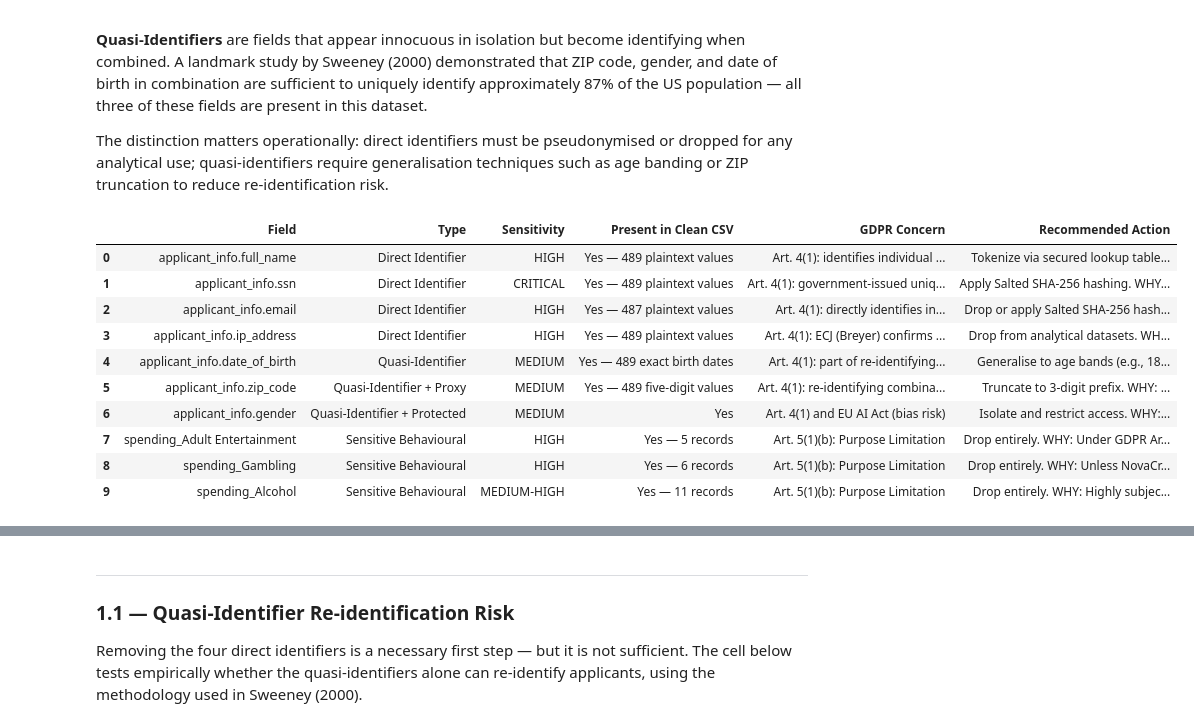
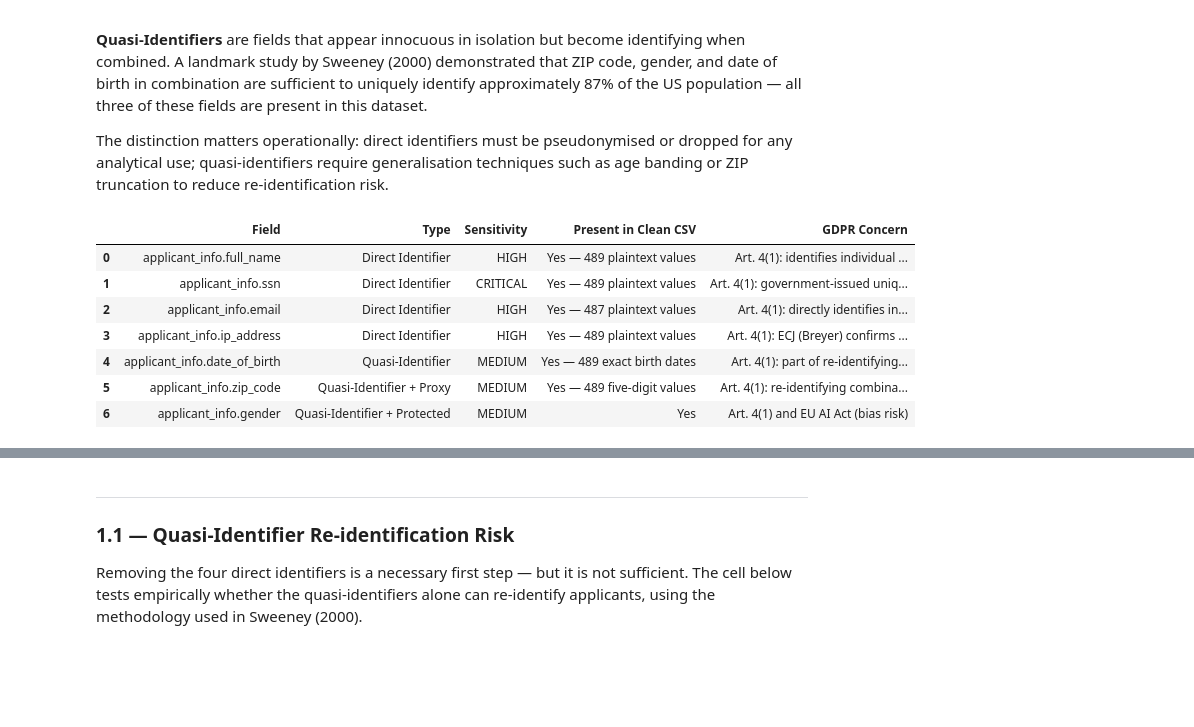
Before and after one commit to eveeichler/dego-project-team10, a Jupyter notebook: notebooks/03-privacy-governance.ipynb, the cells around one changed output, grey strips where cells are left out. Drawn from its saved outputs; the diff is of its cells as text; code cells hidden in the pictures; blank space fills up the shorter version.

Commit message:
refine audit logic, adjust formatting, and add executive summary

```diff
--- a/notebooks/03-privacy-governance.ipynb
+++ b/notebooks/03-privacy-governance.ipynb
@@ -47,108 +45,68 @@ The GDPR (Article 4(1)) defines personal data as any information relating to an
 
 The distinction matters operationally: direct identifiers must be pseudonymised or dropped for any analytical use; quasi-identifiers require generalisation techniques such as age banding or ZIP truncation to reduce re-identification risk.
 # %%
-import pandas as pd
-
 pii_catalog = pd.DataFrame([
     # ------------------ DIRECT IDENTIFIERS ------------------
     {
      "Field": "applicant_info.full_name",
      "Type": "Direct Identifier",
-     "Sensitivity": "HIGH",
      "Present in Clean CSV": "Yes — 489 plaintext values",
      "GDPR Concern": "Art. 4(1): identifies individual on its own",
-     "Recommended Action": "Tokenize via secured lookup table. WHY: Names must be masked for analysis, but the business must retain the ability to reverse the token if the user submits a GDPR Art. 15 (Access) or Art. 17 (Erasure) request."
+     "Sensitivity": "HIGH"
     },
     {
      "Field": "applicant_info.ssn",
      "Type": "Direct Identifier",
-     "Sensitivity": "CRITICAL",
      "Present in Clean CSV": "Yes — 489 plaintext values",
      "GDPR Concern": "Art. 4(1): government-issued unique ID",
-     "Recommended Action": "Apply Salted SHA-256 hashing. WHY: SSNs have a predictable format, making plain hashes vulnerable to pre-computation attacks. Salting secures the hash, and since SSNs aren't needed for operational recovery, a one-way hash is ideal."
+     "Sensitivity": "CRITICAL"
     },
     {
      "Field": "applicant_info.email",
      "Type": "Direct Identifier",
-     "Sensitivity": "HIGH",
      "Present in Clean CSV": "Yes — 487 plaintext values",
      "GDPR Concern": "Art. 4(1): directly identifies individual",
-     "Recommended Action": "Drop or apply Salted SHA-256 hashing. WHY: Email has no predictive value for credit scoring. Hashing allows data engineers to check for duplicate applications without exposing the actual email address."
+     "Sensitivity": "HIGH"
     },
     {
      "Field": "applicant_info.ip_address",
      "Type": "Direct Identifier",
-     "Sensitivity": "HIGH",
      "Present in Clean CSV": "Yes — 489 plaintext values",
      "GDPR Concern": "Art. 4(1): ECJ (Breyer) confirms IP = personal data",
-     "Recommended Action": "Drop from analytical datasets. WHY: IPs are only relevant for operational security/fraud logs. They have no place in a dataset used to train a credit model (violates Data Minimisation)."
+     "Sensitivity": "HIGH"
     },
 
     # ------------------ QUASI-IDENTIFIERS ------------------
     {
      "Field": "applicant_info.date_of_birth",
      "Type": "Quasi-Identifier",
-     "Sensitivity": "MEDIUM",
      "Present in Clean CSV": "Yes — 489 exact birth dates",
      "GDPR Concern": "Art. 4(1): part of re-identifying combination",
-     "Recommended Action": "Generalise to age bands (e.g., 18-25, 26-40). WHY: Exact DOB combined with ZIP and Gender creates an 87% risk of re-identification. Banding preserves the analytical value (age risk) while destroying the exact identifying combination."
+     "Sensitivity": "MEDIUM"
     },
     {
      "Field": "applicant_info.zip_code",
      "Type": "Quasi-Identifier + Proxy",
-     "Sensitivity": "MEDIUM",
      "Present in Clean CSV": "Yes — 489 five-digit values",
      "GDPR Concern": "Art. 4(1): re-identifying combination",
-     "Recommended Action": "Truncate to 3-digit prefix. WHY: Full ZIP codes are highly granular. Truncating reduces re-identification risk while keeping regional data. It also mitigates the risk of illegal 'redlining' (proxy discrimination based on neighborhood)."
+     "Sensitivity": "MEDIUM"
     },
     {
      "Field": "applicant_info.gender",
      "Type": "Quasi-Identifier + Protected",
-     "Sensitivity": "MEDIUM",
      "Present in Clean CSV": "Yes",
      "GDPR Concern": "Art. 4(1) and EU AI Act (bias risk)",
-     "Recommended Action": "Isolate and restrict access. WHY: Using gender for credit decisions violates anti-discrimination laws. However, it MUST be kept in a separate, secured table to perform mandatory bias audits under the EU AI Act (Art. 10)."
-    },
-
-    # ------------------ BEHAVIOURAL DATA ------------------
-    {
-     "Field": "spending_Adult Entertainment",
-     "Type": "Sensitive Behavioural",
-     "Sensitivity": "HIGH",
-     "Present in Clean CSV": "Yes — 5 records",
-     "GDPR Concern": "Art. 5(1)(b): Purpose Limitation",
-     "Recommended Action": "Drop entirely. WHY: Under GDPR Art. 5(1)(c) Data Minimisation, you cannot process sensitive lifestyle data if it has no scientifically proven, documented relevance to creditworthiness."
-    },
-    {
-     "Field": "spending_Gambling",
-     "Type": "Sensitive Behavioural",
-     "Sensitivity": "HIGH",
-     "Present in Clean CSV": "Yes — 6 records",
-     "GDPR Concern": "Art. 5(1)(b): Purpose Limitation",
-     "Recommended Action": "Drop entirely. WHY: Unless NovaCred has a documented, legally defensible model proving gambling strictly correlates with loan default, collecting this violates purpose limitation."
-    },
-    {
-     "Field": "spending_Alcohol",
-     "Type": "Sensitive Behavioural",
-     "Sensitivity": "MEDIUM-HIGH",
-     "Present in Clean CSV": "Yes — 11 records",
-     "GDPR Concern": "Art. 5(1)(b): Purpose Limitation",
-     "Recommended Action": "Drop entirely. WHY: Highly subjective and risks proxy discrimination. Purchasing alcohol does not mathematically preclude someone from paying a mortgage."
+     "Sensitivity": "MEDIUM"
     }
 ])
-
-pd.set_option("display.max_colwidth", 150) # Increased so the explanations aren't cut off!
-pii_catalog[["Field","Type", "Sensitivity", "Present in Clean CSV","GDPR Concern", "Recommended Action"]]
+pii_catalog[["Field","Type", "Sensitivity", "Present in Clean CSV","GDPR Concern"]]
 # %% [output]
-|  | Field | Type | Sensitivity | Present in Clean CSV | GDPR Concern | Recommended Action |
-| 0 | applicant_info.full_name | Direct Identifier | HIGH | Yes — 489 plaintext values | Art. 4(1): identifies individual ... | Tokenize via secured lookup table... |
-| 1 | applicant_info.ssn | Direct Identifier | CRITICAL | Yes — 489 plaintext values | Art. 4(1): government-issued uniq... | Apply Salted SHA-256 hashing. WHY... |
-| 2 | applicant_info.email | Direct Identifier | HIGH | Yes — 487 plaintext values | Art. 4(1): directly identifies in... | Drop or apply Salted SHA-256 hash... |
-| 3 | applicant_info.ip_address | Direct Identifier | HIGH | Yes — 489 plaintext values | Art. 4(1): ECJ (Breyer) confirms ... | Drop from analytical datasets. WH... |
-| 4 | applicant_info.date_of_birth | Quasi-Identifier | MEDIUM | Yes — 489 exact birth dates | Art. 4(1): part of re-identifying... | Generalise to age bands (e.g., 18... |
-| 5 | applicant_info.zip_code | Quasi-Identifier + Proxy | MEDIUM | Yes — 489 five-digit values | Art. 4(1): re-identifying combina... | Truncate to 3-digit prefix. WHY: ... |
-| 6 | applicant_info.gender | Quasi-Identifier + Protected | MEDIUM | Yes | Art. 4(1) and EU AI Act (bias risk) | Isolate and restrict access. WHY:... |
-| 7 | spending_Adult Entertainment | Sensitive Behavioural | HIGH | Yes — 5 records | Art. 5(1)(b): Purpose Limitation | Drop entirely. WHY: Under GDPR Ar... |
-| 8 | spending_Gambling | Sensitive Behavioural | HIGH | Yes — 6 records | Art. 5(1)(b): Purpose Limitation | Drop entirely. WHY: Unless NovaCr... |
-| 9 | spending_Alcohol | Sensitive Behavioural | MEDIUM-HIGH | Yes — 11 records | Art. 5(1)(b): Purpose Limitation | Drop entirely. WHY: Highly subjec... |
+|  | Field | Type | Sensitivity | Present in Clean CSV | GDPR Concern |
+| 0 | applicant_info.full_name | Direct Identifier | HIGH | Yes — 489 plaintext values | Art. 4(1): identifies individual ... |
+| 1 | applicant_info.ssn | Direct Identifier | CRITICAL | Yes — 489 plaintext values | Art. 4(1): government-issued uniq... |
+| 2 | applicant_info.email | Direct Identifier | HIGH | Yes — 487 plaintext values | Art. 4(1): directly identifies in... |
+| 3 | applicant_info.ip_address | Direct Identifier | HIGH | Yes — 489 plaintext values | Art. 4(1): ECJ (Breyer) confirms ... |
+| 4 | applicant_info.date_of_birth | Quasi-Identifier | MEDIUM | Yes — 489 exact birth dates | Art. 4(1): part of re-identifying... |
+| 5 | applicant_info.zip_code | Quasi-Identifier + Proxy | MEDIUM | Yes — 489 five-digit values | Art. 4(1): re-identifying combina... |
+| 6 | applicant_info.gender | Quasi-Identifier + Protected | MEDIUM | Yes | Art. 4(1) and EU AI Act (bias risk) |
 # %% [markdown]
```
Also changed, not shown: parts of 8 cells of this notebook.
